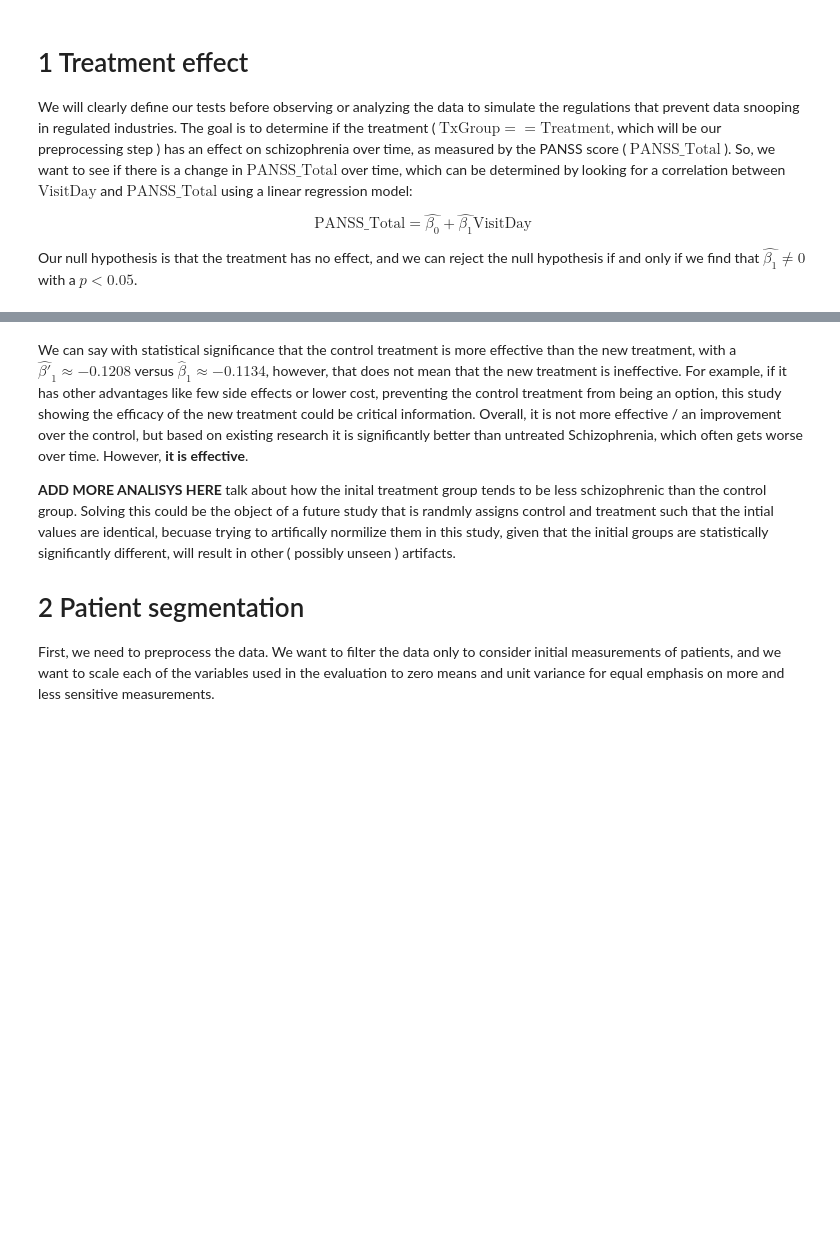
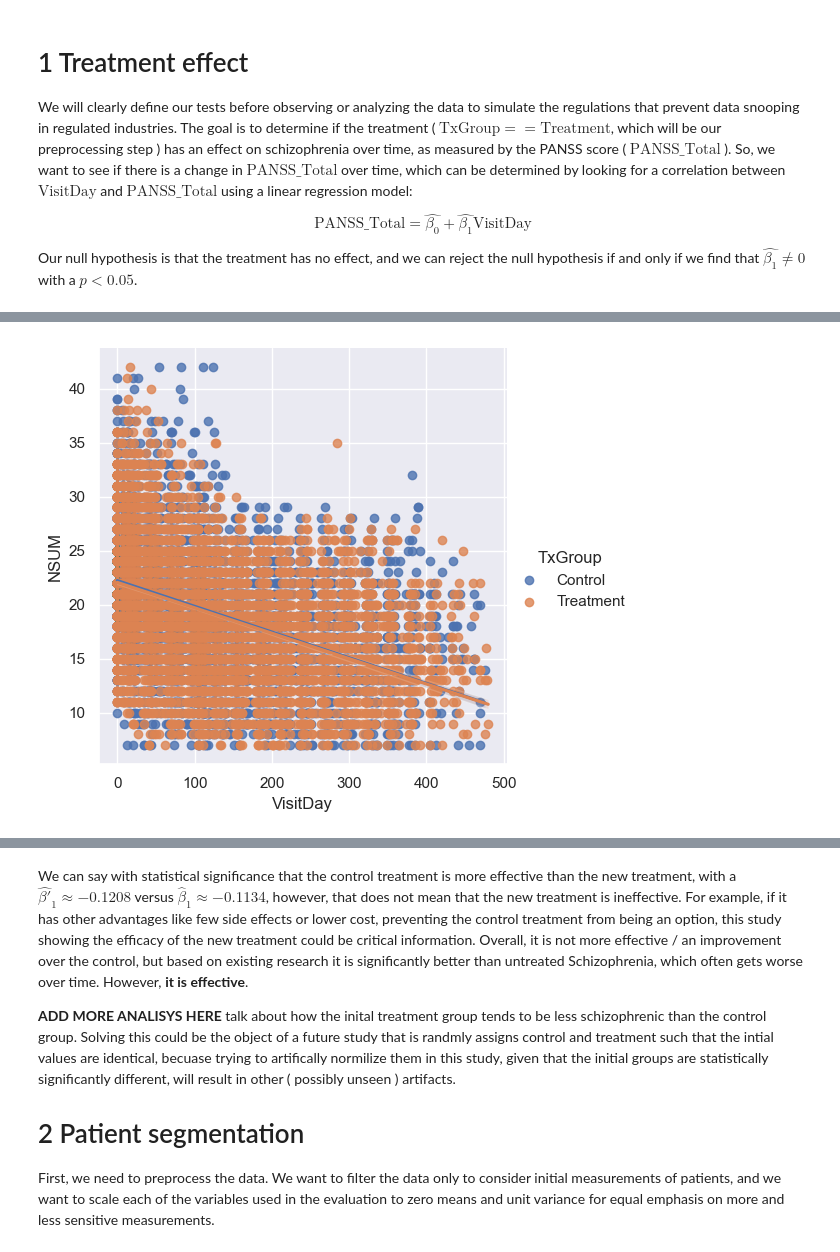
Before and after one commit to AlistairKeiller/STATS-202-final, a Jupyter notebook: final.ipynb, the cells around one changed output, grey strips where cells are left out. Drawn from its saved outputs; the diff is of its cells as text; code cells hidden in the pictures; blank space fills up the shorter version.

```diff
--- a/final.ipynb
+++ b/final.ipynb
@@ -331,6 +136,16 @@ OLS Regression Results
 | Kurtosis: | 3.287 | Cond. No. | 522. |
 Notes:
 [1] Standard Errors assume that the covariance matrix of the errors is correctly specified.
+# %%
+sns.lmplot(
+    x="VisitDay",
+    y="NSUM",
+    data=passed_data,
+    hue="TxGroup",
+)
+plt.show()
+# %% [output]
+[figure, added]
 # %%
 smf.ols("GSUM ~ VisitDay*Treatment", data=passed_data).fit().summary()
 # %% [output]
```
Also changed, not shown: parts of 19 cells of this notebook.
